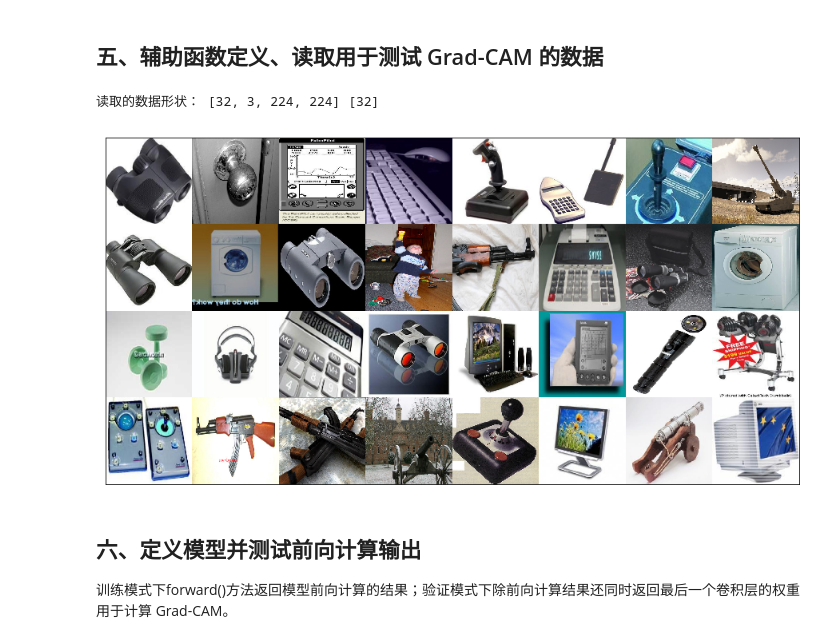
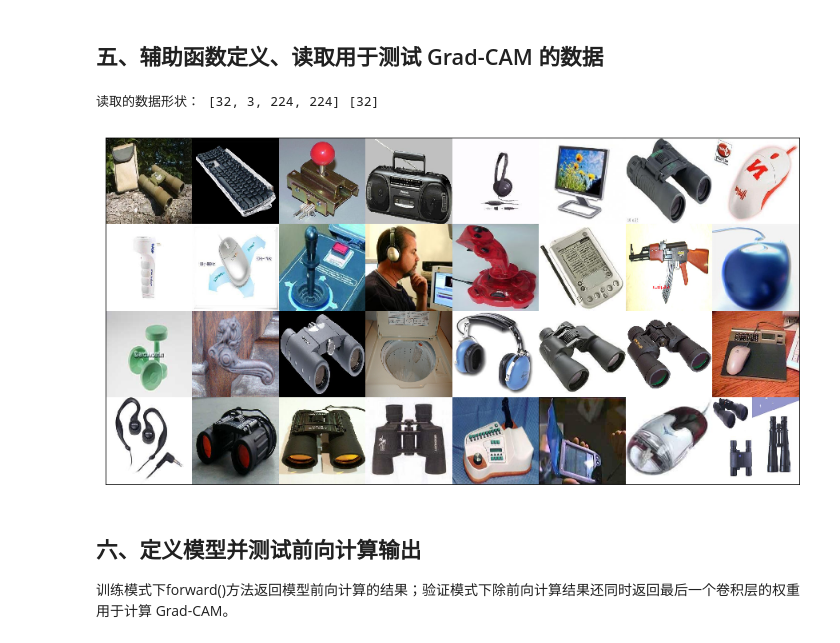
Before and after one commit to PaddlePaddle/book, a Jupyter notebook: paddle2.0_docs/grad_cam/grad_cam.ipynb, the cells around one changed output. Cells and saved outputs as stored; diff of their text form; code cells hidden in the pictures.

```diff
--- a/paddle2.0_docs/grad_cam/grad_cam.ipynb
+++ b/paddle2.0_docs/grad_cam/grad_cam.ipynb
@@ -177,32 +181,33 @@ valid_loader = DataLoader(val_ctdateset, places=PLACE, shuffle=False, batch_size
 # %%
 def save_show_pics(pics, file_name='tmp', save_path='./output/pics/', save_root_path='./output/', figsize=None):
     if not os.path.exists(save_root_path):
         os.makedirs(save_root_path)
     if not os.path.exists(save_path):
         os.makedirs(save_path)
+
     shape = pics.shape
     pic = pics.transpose((0,2,3,1)).reshape([-1,8,PIC_SIZE,PIC_SIZE,3])
     pic = np.concatenate(tuple(pic), axis=1)
     pic = np.concatenate(tuple(pic), axis=1)
     pic = (pic + 1.) / 2.
     plt.imsave(save_path+file_name+'.jpg', pic)
 
     if figsize != None:
         plt.figure(figsize=figsize, dpi=80)
     plt.imshow(pic)
     plt.xticks([])
     plt.yticks([])
     plt.show()
 
 # 存储测试 Grad-Cam 的图片
 ctdateset = CaltechDateset(DATA_DIR, 'valid')
-loader = DataLoader(ctdateset, places=PLACE, shuffle=True, batch_size=BATCH_SIZE, drop_last=True, num_workers=0, use_shared_memory=False)
+loader = DataLoader(ctdateset, shuffle=True, batch_size=BATCH_SIZE, drop_last=True, num_workers=0, use_shared_memory=False)
 data, label = next(loader())
 print("读取的数据形状：", data.shape, label.shape)
 save_show_pics(data.numpy(), figsize=(14, 14), file_name='orginal')
 # %% [output]
 读取的数据形状： [32, 3, 224, 224] [32]
-[figure, old version]
+[figure, new version]
 # %% [markdown]
 ## 六、定义模型并测试前向计算输出
 训练模式下forward()方法返回模型前向计算的结果；验证模式下除前向计算结果还同时返回最后一个卷积层的权重用于计算 Grad-CAM。
```
Also changed, not shown: parts of 7 cells of this notebook.
